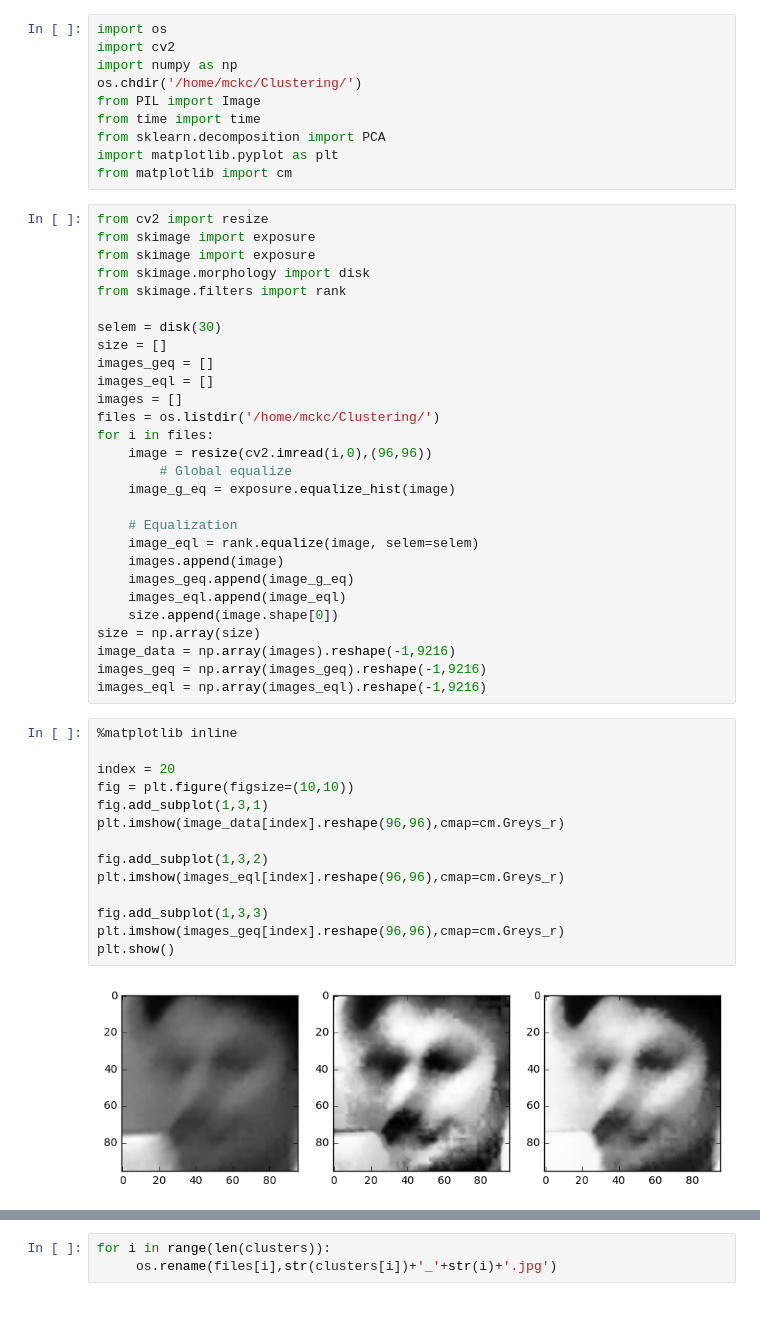
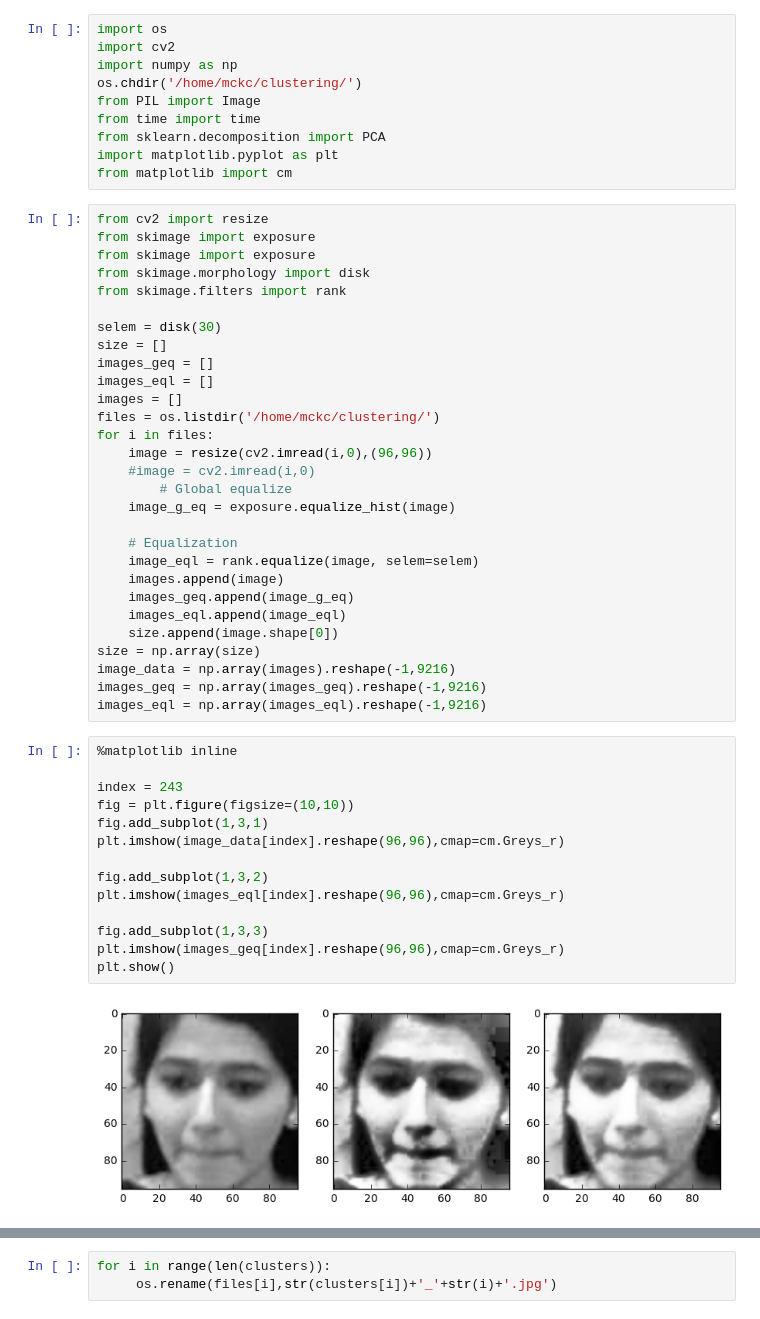
Before and after one commit to mdomarsaleem/face-recognition-raspberrypi, a Jupyter notebook: Clustering.ipynb, the cells around one changed output, grey strips where cells are left out. Drawn from its saved outputs; the diff is of its cells as text.

```diff
--- a/Clustering.ipynb
+++ b/Clustering.ipynb
@@ -2,7 +2,7 @@
 import os
 import cv2
 import numpy as np
-os.chdir('/home/mckc/Clustering/')
+os.chdir('/home/mckc/clustering/')
 from PIL import Image
 from time import time
 from sklearn.decomposition import PCA
@@ -20,9 +20,10 @@ size = []
 images_geq = []
 images_eql = []
 images = []
-files = os.listdir('/home/mckc/Clustering/')
+files = os.listdir('/home/mckc/clustering/')
 for i in files:
     image = resize(cv2.imread(i,0),(96,96))
+    #image = cv2.imread(i,0)
         # Global equalize
     image_g_eq = exposure.equalize_hist(image)
 
@@ -39,19 +40,19 @@ images_eql = np.array(images_eql).reshape(-1,9216)
 # %%
 %matplotlib inline
 
-index = 20
+index = 243
 fig = plt.figure(figsize=(10,10))
 fig.add_subplot(1,3,1)
 plt.imshow(image_data[index].reshape(96,96),cmap=cm.Greys_r)
 
 fig.add_subplot(1,3,2)
 plt.imshow(images_eql[index].reshape(96,96),cmap=cm.Greys_r)
 
 fig.add_subplot(1,3,3)
 plt.imshow(images_geq[index].reshape(96,96),cmap=cm.Greys_r)
 plt.show()
 # %% [output]
-[figure, old version]
+[figure, new version]
 # %%
 gray = image_data[index].reshape(96,96)
 cv2.Laplacian(gray, cv2.CV_64F).var()
```
Also changed, not shown: parts of 8 cells of this notebook, 8 other files.
